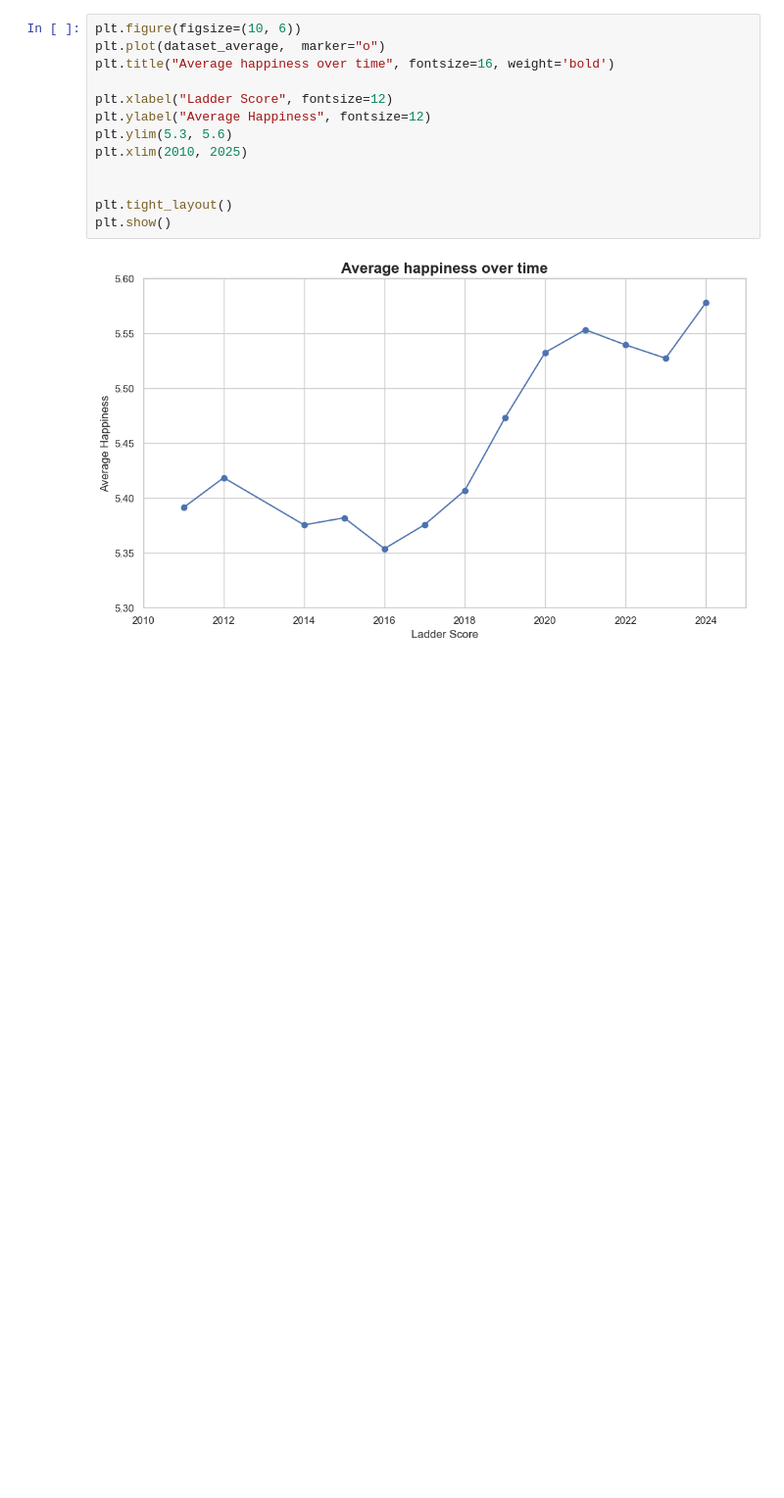
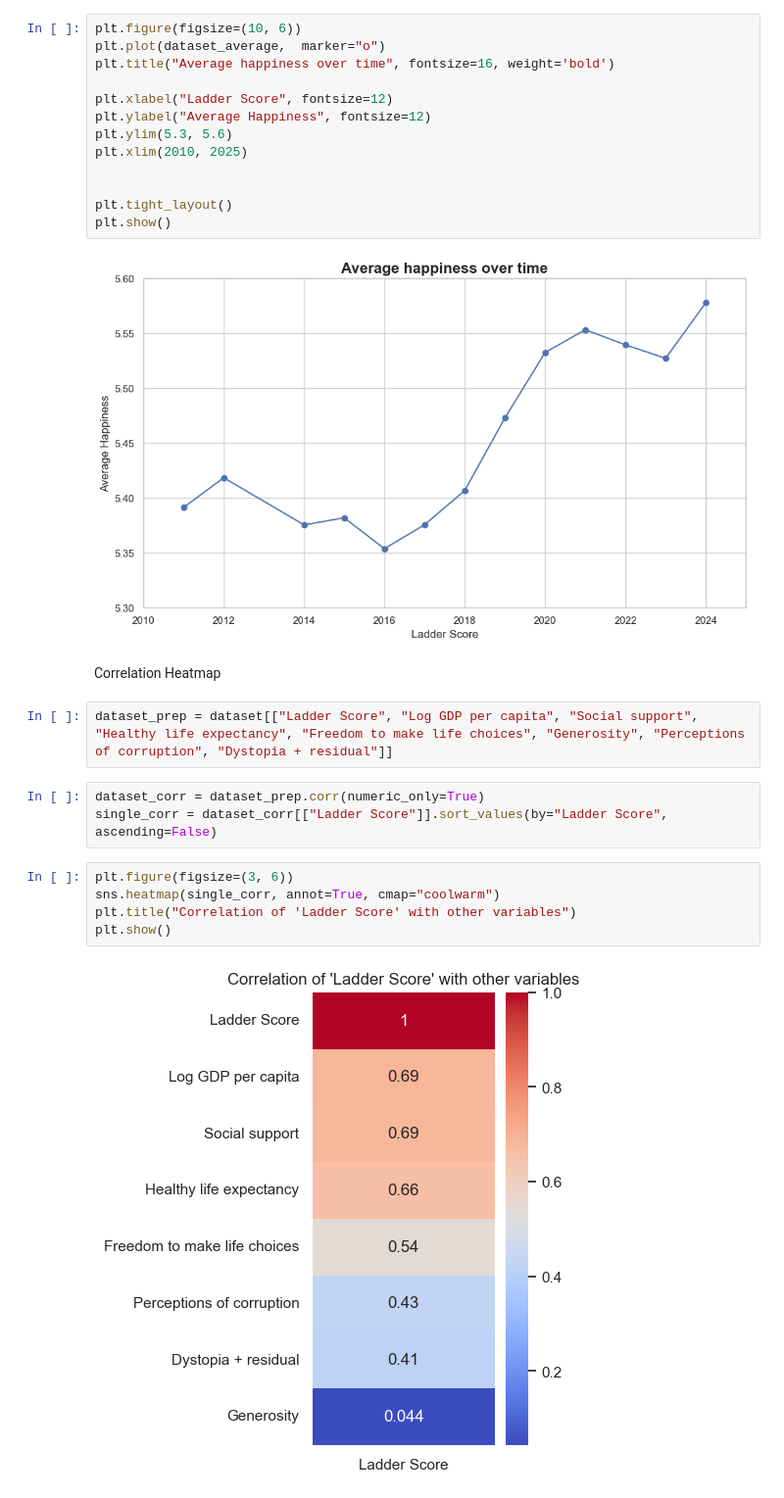
Before and after one commit to matcze/world_happiness, a Jupyter notebook: world_happiness.ipynb, the cells around one changed output. Shown: that part at 98% size. Drawn from its saved outputs; the diff is of its cells as text; blank space fills up the shorter version.

Commit message:
heatmap

```diff
--- a/world_happiness.ipynb
+++ b/world_happiness.ipynb
@@ -158,3 +158,17 @@ plt.tight_layout()
 plt.show()
 # %% [output]
 [figure]
+# %% [markdown]
+Correlation Heatmap
+# %%
+dataset_prep = dataset[["Ladder Score", "Log GDP per capita", "Social support", "Healthy life expectancy", "Freedom to make life choices", "Generosity", "Perceptions of corruption", "Dystopia + residual"]]
+# %%
+dataset_corr = dataset_prep.corr(numeric_only=True)
+single_corr = dataset_corr[["Ladder Score"]].sort_values(by="Ladder Score", ascending=False)
+# %%
+plt.figure(figsize=(3, 6))
+sns.heatmap(single_corr, annot=True, cmap="coolwarm")
+plt.title("Correlation of 'Ladder Score' with other variables")
+plt.show()
+# %% [output]
+[figure, added]
```
